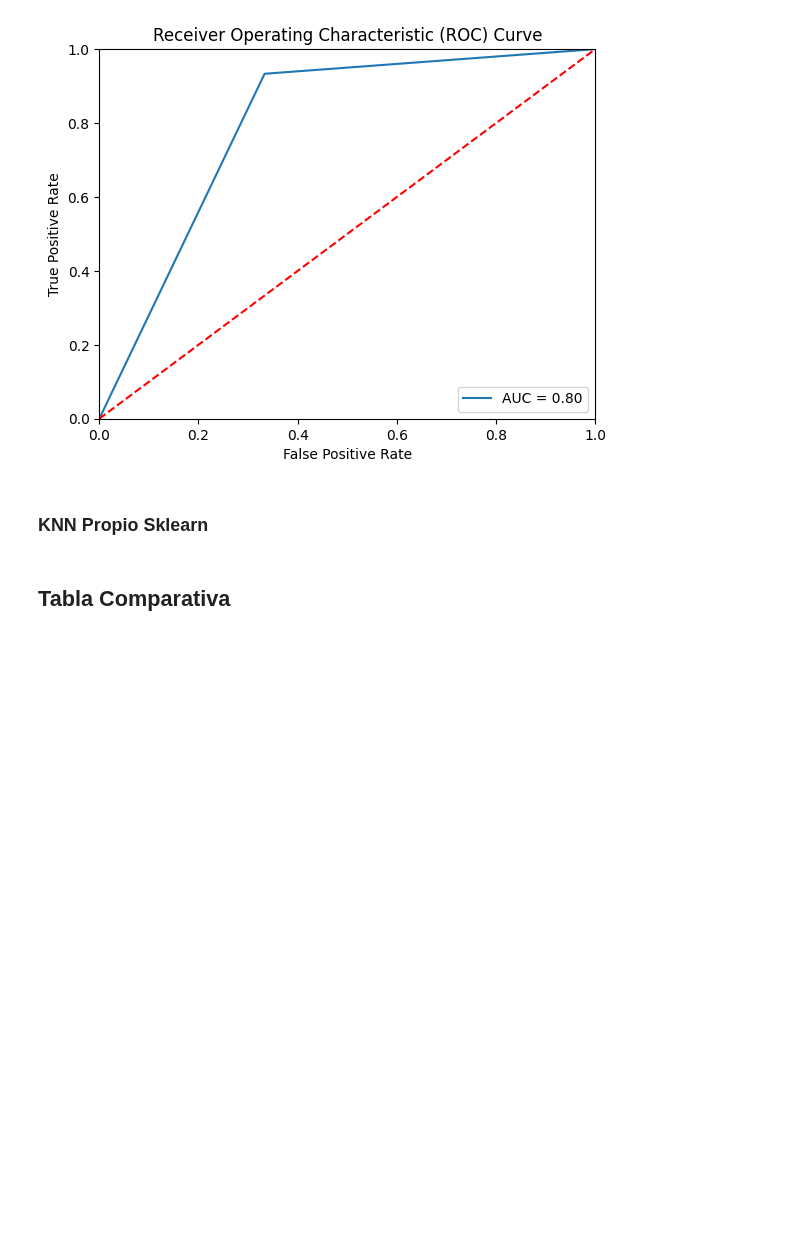
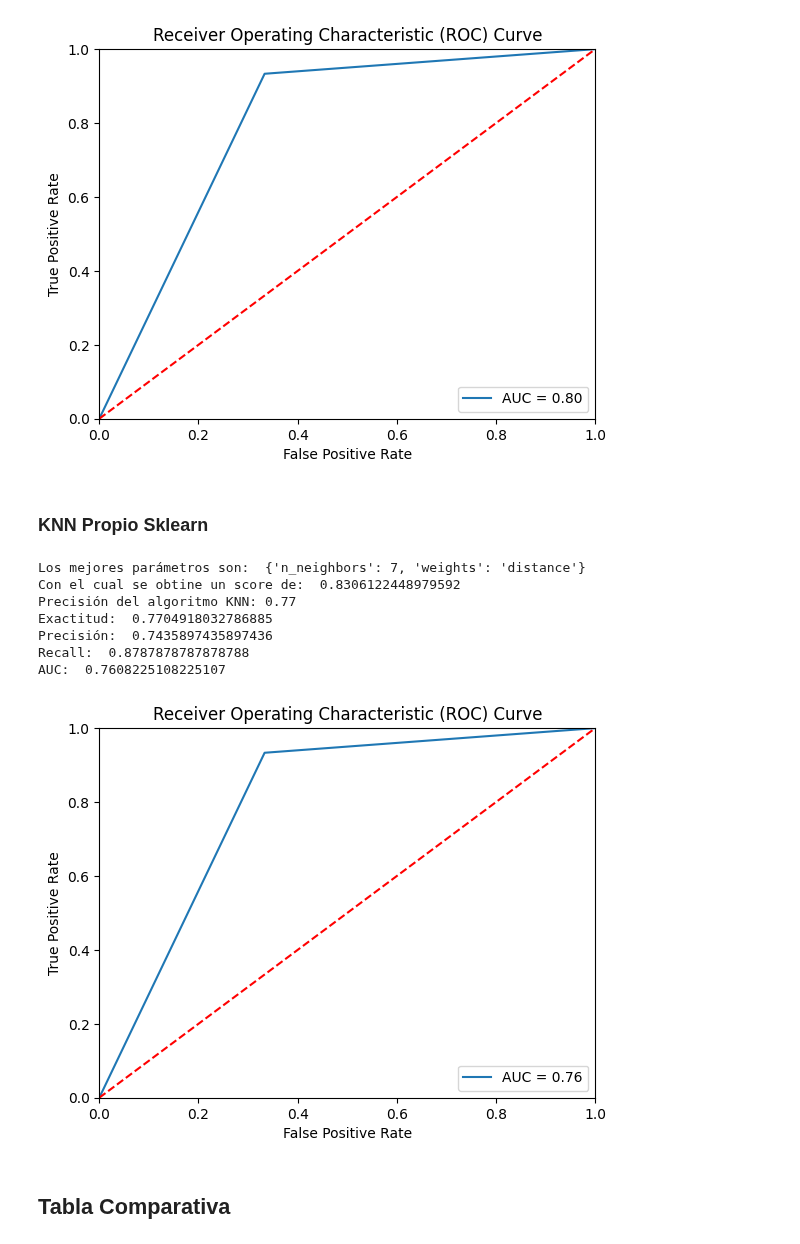
Before and after one commit to JulianCamacho/CE-5506-Reconocimiento-de-Patrones, a Jupyter notebook: Proyecto1/Proyecto1.ipynb, the cells around one changed output. Saved outputs shown, nothing was run; the diff lists cells and outputs as text; code cells hidden in the pictures; blank space fills up the shorter version.

```diff
--- a/Proyecto1/Proyecto1.ipynb
+++ b/Proyecto1/Proyecto1.ipynb
@@ -854,6 +992,40 @@ AUC:  0.8
 [figure]
 # %% [markdown]
 ### KNN Propio Sklearn
+# %%
+# Instanciar clasificador de SKlearn
+knn = KNeighborsClassifier()
+
+# Definir parámetros
+param_grid = {
+    'n_neighbors': [3, 5, 7, 9, 11, 13, 15, 17, 19, 21, 23, 25, 27, 29, 31, 33, 35],
+    'weights': ['uniform', 'distance']
+}
+
+# Crear un GridSearchCV con cross-validation de 5
+grid_search = GridSearchCV(knn, param_grid, cv=5)
+grid_search.fit(X_train_heart, y_train_heart)
+
+print("Los mejores parámetros son: ", grid_search.best_params_)
+print("Con el cual se obtine un score de: ", grid_search.best_score_)
+
+# Obtener el mejor clasificador
+best_knn = grid_search.best_estimator_
+y_pred = best_knn.predict(X_test_heart)
+accuracy = best_knn.score(X_test_heart, y_test_heart)
+
+print(f'Precisión del algoritmo KNN: {accuracy:.2f}')
+
+computeSklearnMetrics(y_test_heart, y_pred)
+# %% [output]
+Los mejores parámetros son:  {'n_neighbors': 7, 'weights': 'distance'}
+Con el cual se obtine un score de:  0.8306122448979592
+Precisión del algoritmo KNN: 0.77
+Exactitud:  0.7704918032786885
+Precisión:  0.7435897435897436
+Recall:  0.8787878787878788
+AUC:  0.7608225108225107
+[figure, added]
 # %% [markdown]
 ## Tabla Comparativa
 # %%
```
Also changed, not shown: parts of 18 cells of this notebook, 1 other file.
